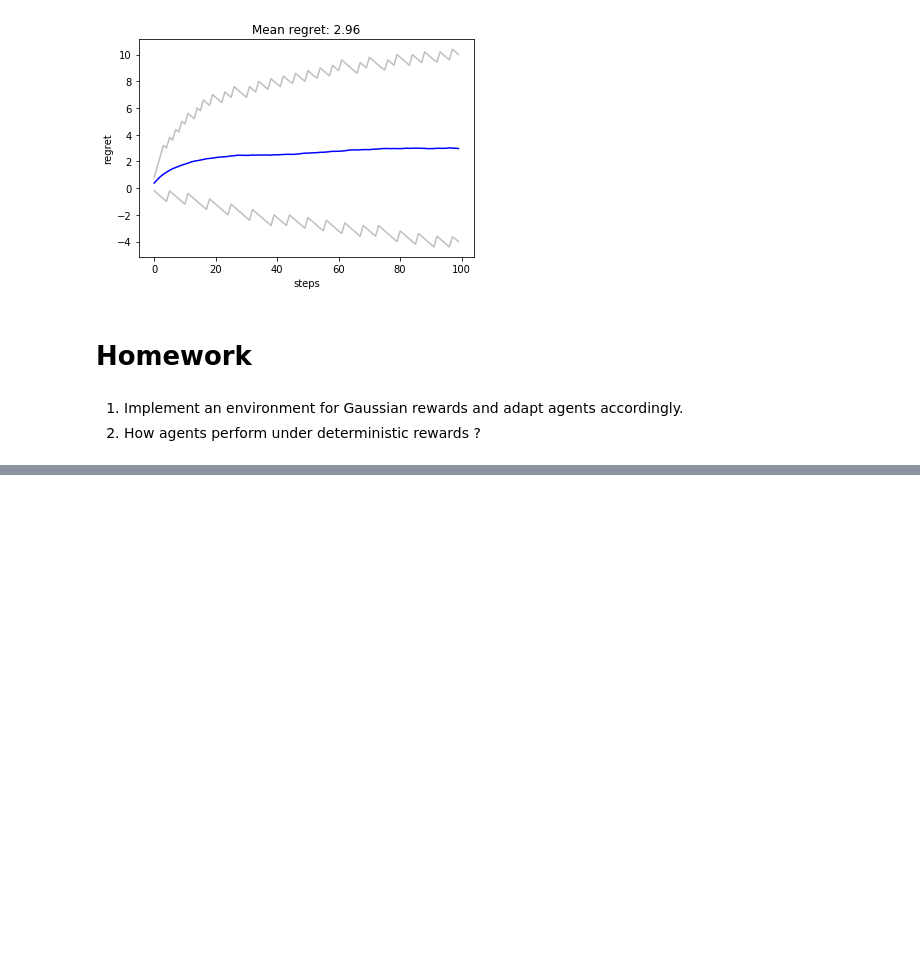
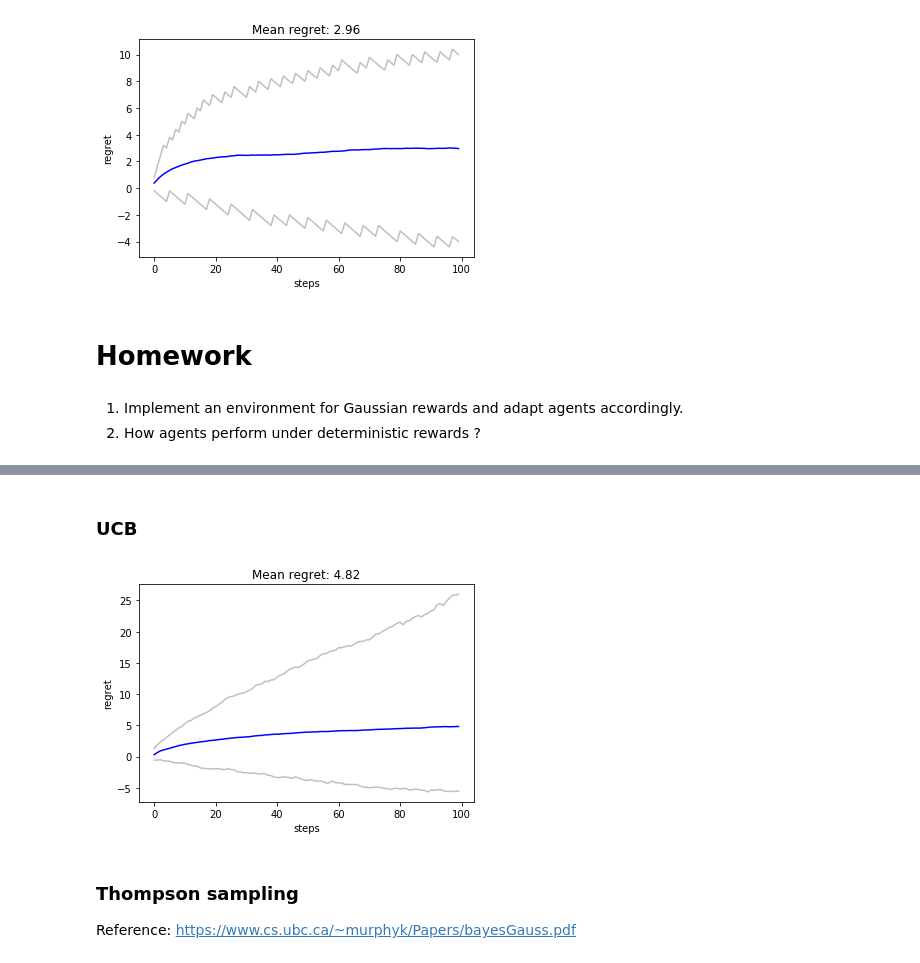
Before and after one commit to thibaultallart/IA316-2020, a Jupyter notebook: notebooks/1_bandits_solution.ipynb, the cells around one changed output, grey strips where cells are left out. Cells and saved outputs as stored; diff of their text form; code cells hidden in the pictures; blank space fills up the shorter version.

```diff
--- a/notebooks/1_bandits_solution.ipynb
+++ b/notebooks/1_bandits_solution.ipynb
@@ -344,0 +415,27 @@ plt.show()
+# %% [markdown]
+### UCB
+# %%
+nb_exp = 1000
+nb_steps = 100
+regret = np.zeros(nb_exp)
+regrets = np.zeros((nb_exp, nb_steps))
+for i in range(nb_exp):
+    env = MABG(mean_reward = [.5, .2, .8],
+               std_reward = [.5, .5, .5],
+               seed=i)
+    agent = UCB(env._nb_arms, c=.1, seed=i)
+    exp = run_exp(agent, env, nb_steps)
+    regret[i] = exp['regret']
+    regrets[i] = exp['cum_regrets']
+plt.plot(regrets.mean(axis=0), color='blue')
+plt.plot(np.quantile(regrets, 0.05,axis=0), color='grey', alpha=0.5)
+plt.plot(np.quantile(regrets, 0.95,axis=0), color='grey', alpha=0.5)
+plt.title('Mean regret: {:.2f}'.format(regret.mean()))
+plt.xlabel('steps')
+plt.ylabel('regret')
+plt.show()
+# %% [output]
+[figure, added]
+# %% [markdown]
+### Thompson sampling
+Reference: https://www.cs.ubc.ca/~murphyk/Papers/bayesGauss.pdf
```
Also changed, not shown: parts of 10 cells of this notebook.
